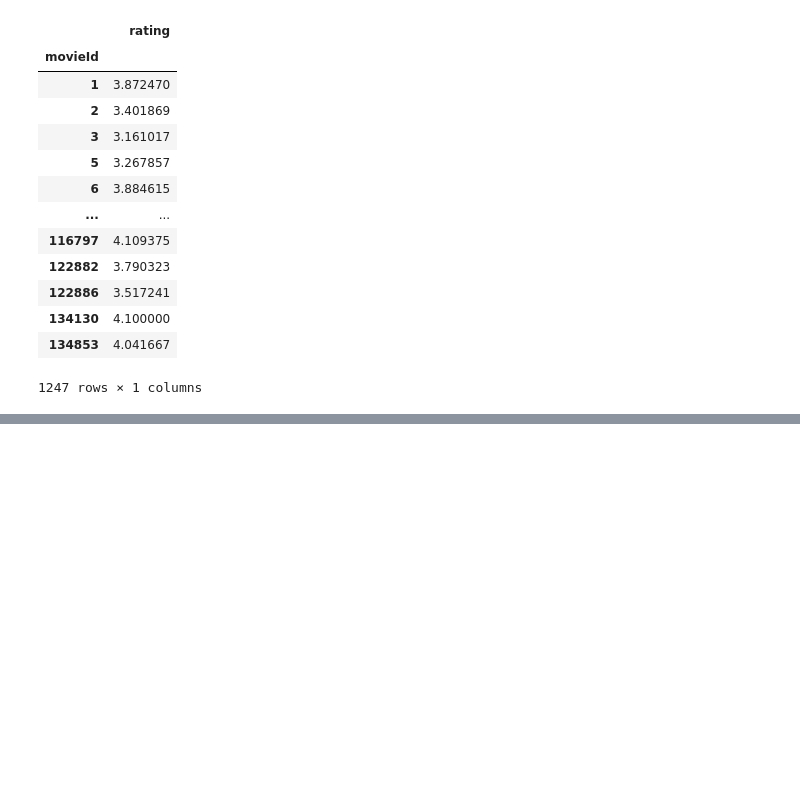
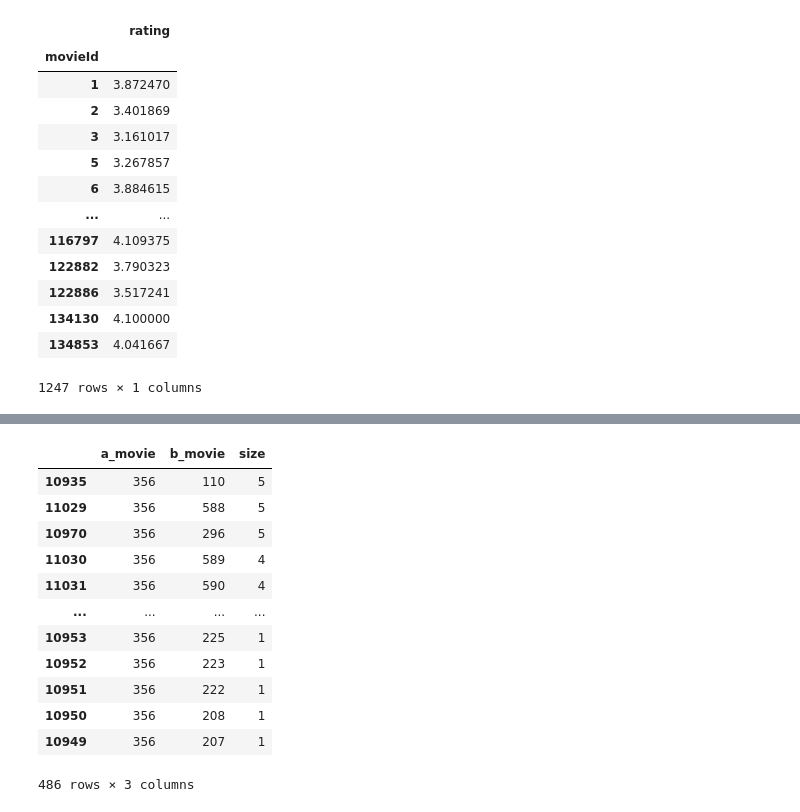
Before and after one commit to Belal-AI/Books-, a Jupyter notebook: Recommneder_systems.ipynb, the cells around one changed output, grey strips where cells are left out. Cells and saved outputs as stored; diff of their text form; code cells hidden in the pictures; blank space fills up the shorter version.

```diff
--- a/Recommneder_systems.ipynb
+++ b/Recommneder_systems.ipynb
@@ -89,0 +187,16 @@ most_populat_df[['movieId','rating']].groupby('movieId').mean()
+# %%
+compinations[compinations['a_movie']==356]
+# %% [output]
+|  | a_movie | b_movie | size |
+| 10935 | 356 | 110 | 5 |
+| 11029 | 356 | 588 | 5 |
+| 10970 | 356 | 296 | 5 |
+| 11030 | 356 | 589 | 4 |
+| 11031 | 356 | 590 | 4 |
+| ... | ... | ... | ... |
+| 10953 | 356 | 225 | 1 |
+| 10952 | 356 | 223 | 1 |
+| 10951 | 356 | 222 | 1 |
+| 10950 | 356 | 208 | 1 |
+| 10949 | 356 | 207 | 1 |
+486 rows × 3 columns
```
Also changed, not shown: parts of 12 cells of this notebook.
